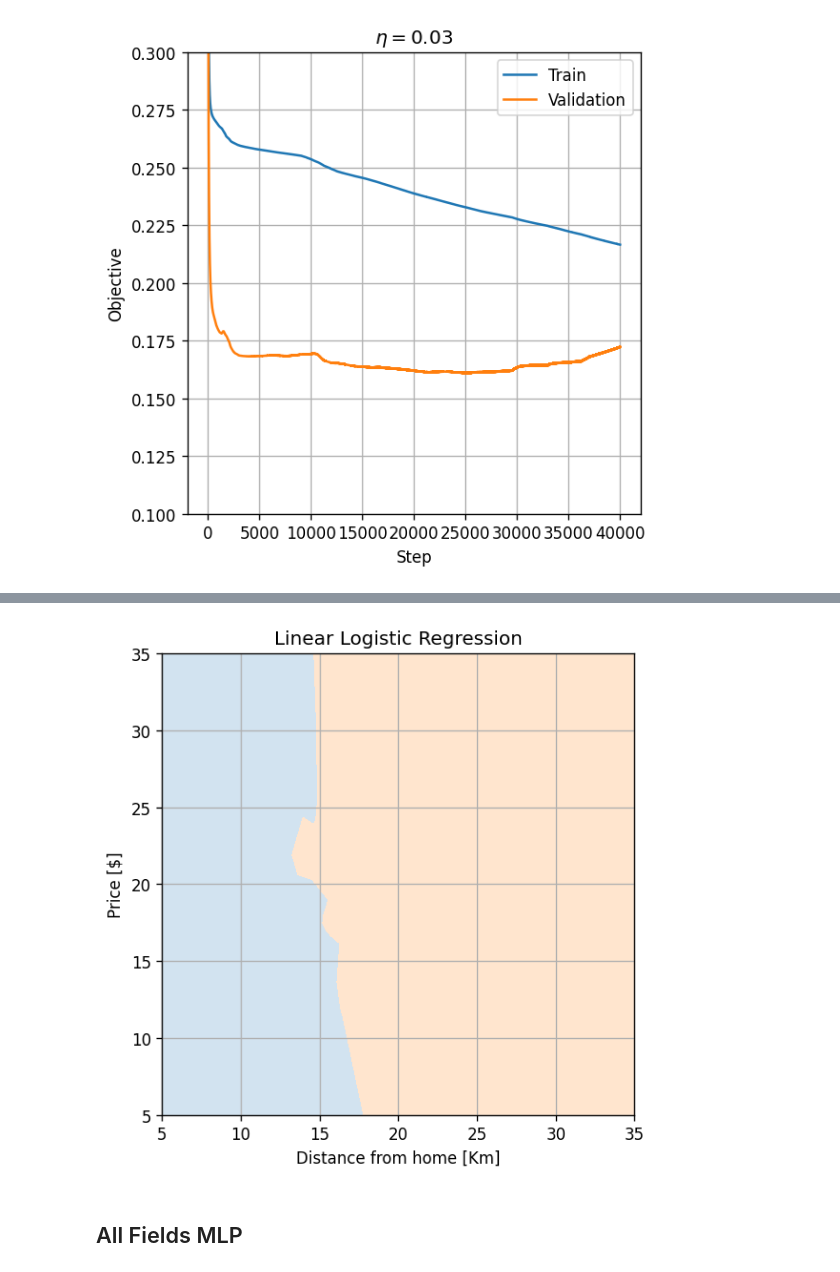
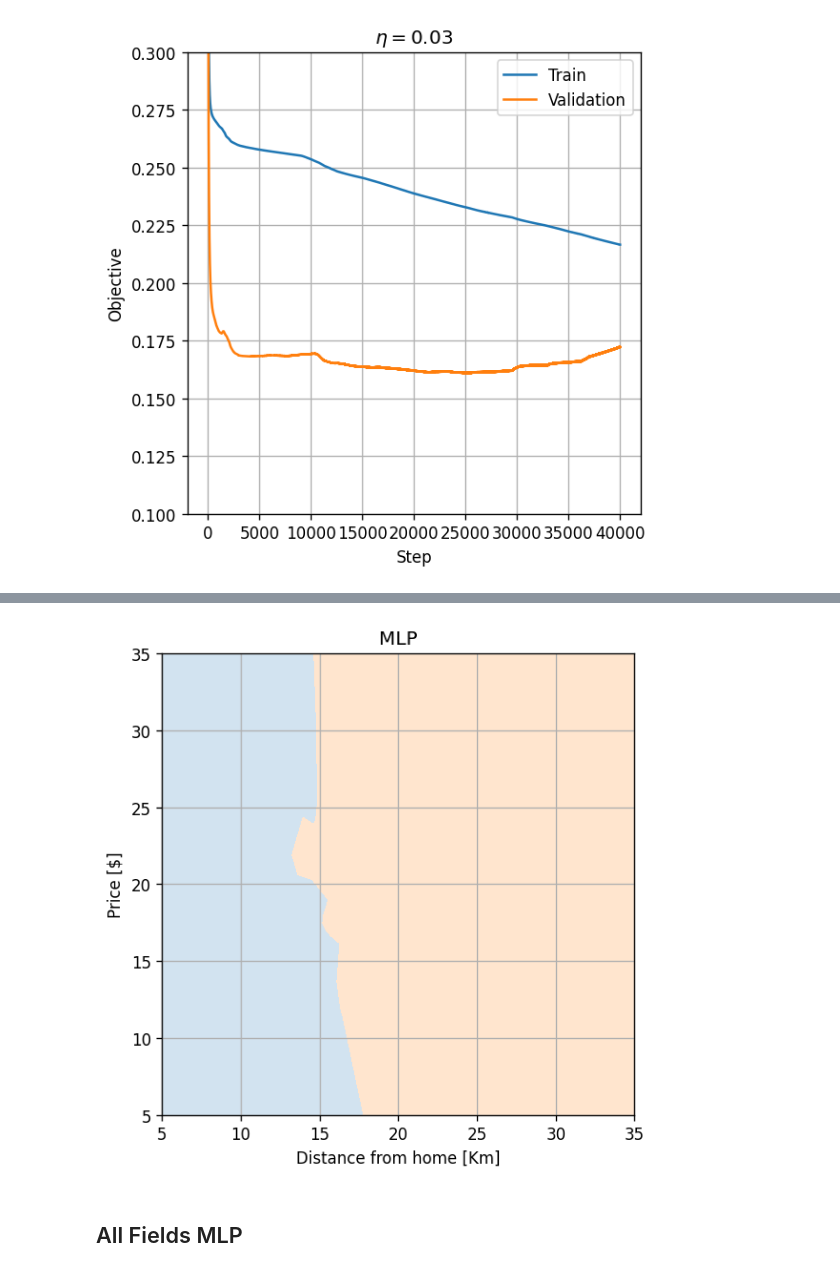
Before and after one commit to technion046195/technion046195, a Jupyter notebook: content/tutorial09/example.ipynb, the cells around one changed output, grey strips where cells are left out. Saved outputs shown, nothing was run; the diff lists cells and outputs as text; code cells hidden in the pictures.

```diff
--- a/content/tutorial09/example.ipynb
+++ b/content/tutorial09/example.ipynb
@@ -304,15 +304,15 @@ fig.savefig('./output/breast_cancer_mlp1.png', dpi=240)
 # %%
 fig, ax = plt.subplots(figsize=(5, 5))
 plot_grid_predict(ax, h_func, x_grid)
-ax.set_title('Linear Logistic Regression')
+ax.set_title('MLP')
 ax.set_xlabel('Distance from home [Km]')
 ax.set_ylabel('Price [$]')
 ax.set_xlim(x_grid[0, 0, 0].min(), x_grid[0, -1, 0].max())
 ax.set_ylim(x_grid[0, 0, 1].min(), x_grid[-1, 0, 1].max())
 plt.tight_layout()
 fig.savefig('./output/breast_cancer_mlp1_no_samples.png', dpi=240)
 # %% [output]
-[figure, old version]
+[figure, new version]
 # %% [markdown]
 ## All Fields MLP
 # %%
```
Also changed, not shown: parts of 4 cells of this notebook, 12 other files.
